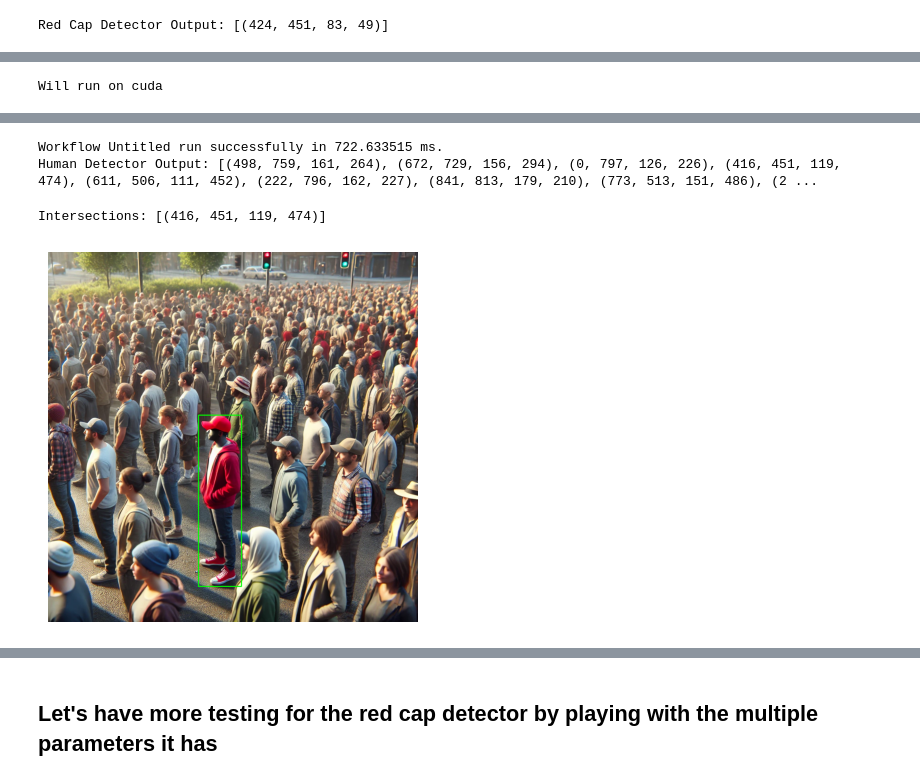
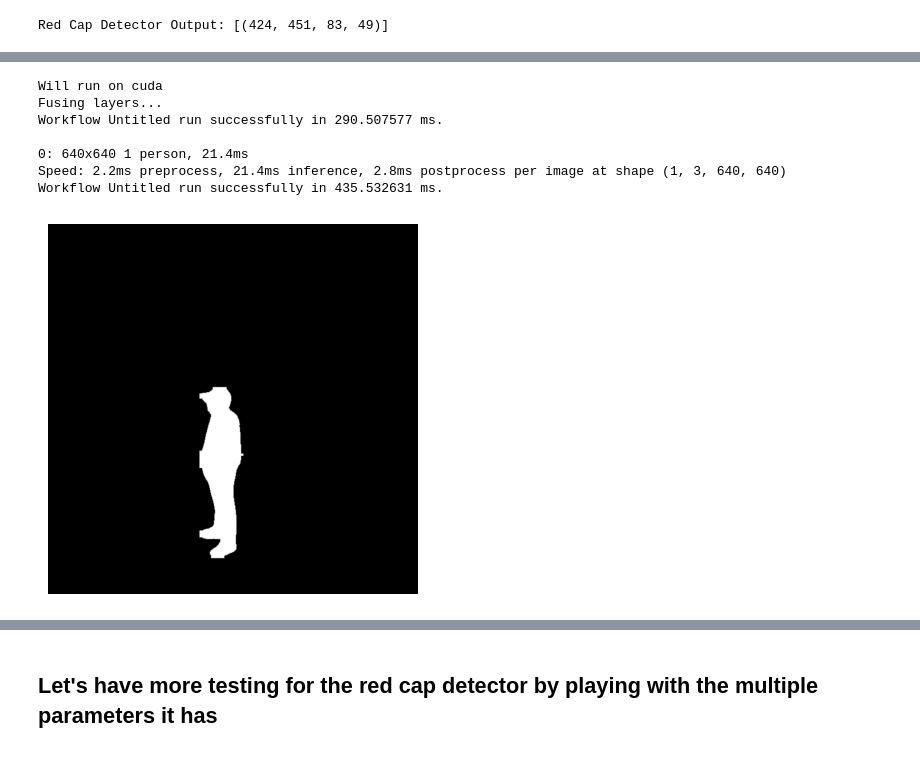
Before and after one commit to Mathixx/INF573-MakeBenardDisappear, a Jupyter notebook: test_detectors.ipynb, the cells around one changed output, grey strips where cells are left out. Drawn from its saved outputs; the diff is of its cells as text; code cells hidden in the pictures.

```diff
--- a/test_detectors.ipynb
+++ b/test_detectors.ipynb
@@ -30,4 +31,6 @@ def imshow(image, cmap=None):
   plt.axis('off')  # Hide axis for better visualization
   plt.show()
 # %%
+
 YoloDetector = YOLODetector(device='cuda')
+segmentor = YoloSegmentor(device='cuda')
@@ -40,7 +45,7 @@ Test if the red cap detector correctly identifies a bounding box for a red cap.
 """
 red_cap_detector = RedCapDetector()
 
-red_cap_boxes = red_cap_detector.detect(test_image, hue_range=(0, 5), alt_hue_range=(170, 180), min_size=620, min_circularity=0.3)
+red_cap_boxes = red_cap_detector.detect(test_image)
 print("Red Cap Detector Output:", red_cap_boxes)
 # Draw the bounding box on the image knowing that the red_cap_detector returns a bounding box in the form (x, y, w, h) where the red cap is located. If no cap is found, returns None.
 
@@ -57,18 +71,29 @@ Red Cap Detector Output: [(424, 451, 83, 49)]
 # %%
+%%time
 """
 Test if the human detector correctly identifies a bounding box for a person.
 """
 
 human_boxes = YoloDetector.detect(test_image)
-print("Human Detector Output:", human_boxes)
-# Draw the bounding box on the image knowing that the red_cap_detector returns a bounding box in the form (x, y, w, h) where the red cap is located. If no cap is found, returns None.
+mask = segmentor.segment(test_image, human_boxes)
 
-if human_boxes is not None:
-    test_image_bis = test_image.copy()
-    for box in human_boxes:
-        x, y, w, h = box
-        cv2.rectangle(test_image_bis, (x, y), (x+w, y+h), (0, 255, 0), 2)
+imshow(mask, cmap='gray')
 
-    imshow(test_image_bis)
+# # Draw the bounding box on the image knowing that the red_cap_detector returns a bounding box in the form (x, y, w, h) where the red cap is located. If no cap is found, returns None.
+
+# if human_boxes is not None:
+#     test_image_bis = test_image.copy()
+#     for box in human_boxes:
+#         x, y, w, h = box
+#         cv2.rectangle(test_image_bis, (x, y), (x+w, y+h), (0, 255, 0), 2)
+
+#     imshow(test_image_bis)
 # %% [output]
 Will run on cuda
+Fusing layers...
+Workflow Untitled run successfully in 290.507577 ms.
+
+0: 640x640 1 person, 21.4ms
+Speed: 2.2ms preprocess, 21.4ms inference, 2.8ms postprocess per image at shape (1, 3, 640, 640)
+Workflow Untitled run successfully in 435.532631 ms.
+[figure, added]
@@ -76,23 +101,0 @@ Fusing layers...
-Workflow Untitled run successfully in 722.633515 ms.
-Human Detector Output: [(498, 759, 161, 264), (672, 729, 156, 294), (0, 797, 126, 226), (416, 451, 119, 474), (611, 506, 111, 452), (222, 796, 162, 227), (841, 813, 179, 210), (773, 513, 151, 486), (2 ...
-# %%
-"""
-Test if the combined detector gives good results
-"""
-
-intersections = find_intersecting_human(red_cap_boxes, human_boxes)
-
-print("Intersections:", intersections)
-# Draw the bounding box on the image knowing that the red_cap_detector returns a bounding box in the form (x, y, w, h) where the red cap is located. If no cap is found, returns None.
-
-if intersections is not None:
-    test_image_bis = test_image.copy()
-    for box in intersections:
-        x, y, w, h = box
-        cv2.rectangle(test_image_bis, (x, y), (x+w, y+h), (0, 255, 0), 2)
-        # cv2.putText(test_image_bis, 'Human', (x, y-10), cv2.FONT_HERSHEY_SIMPLEX, 0.9, (0, 255, 0), 2)
-
-    imshow(test_image_bis)
-# %% [output]
-Intersections: [(416, 451, 119, 474)]
-[figure, removed]
```
Also changed, not shown: parts of 16 cells of this notebook, 13 other files.
